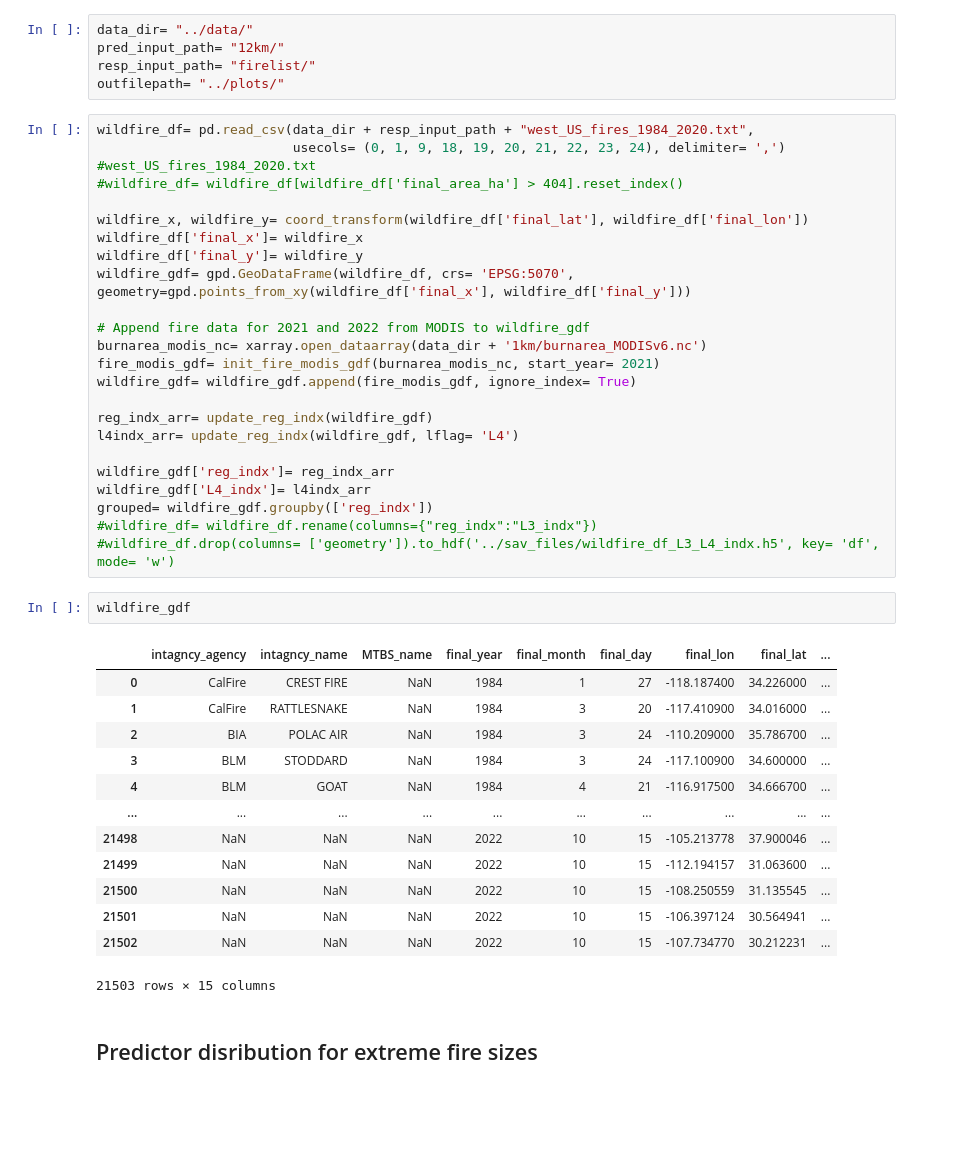
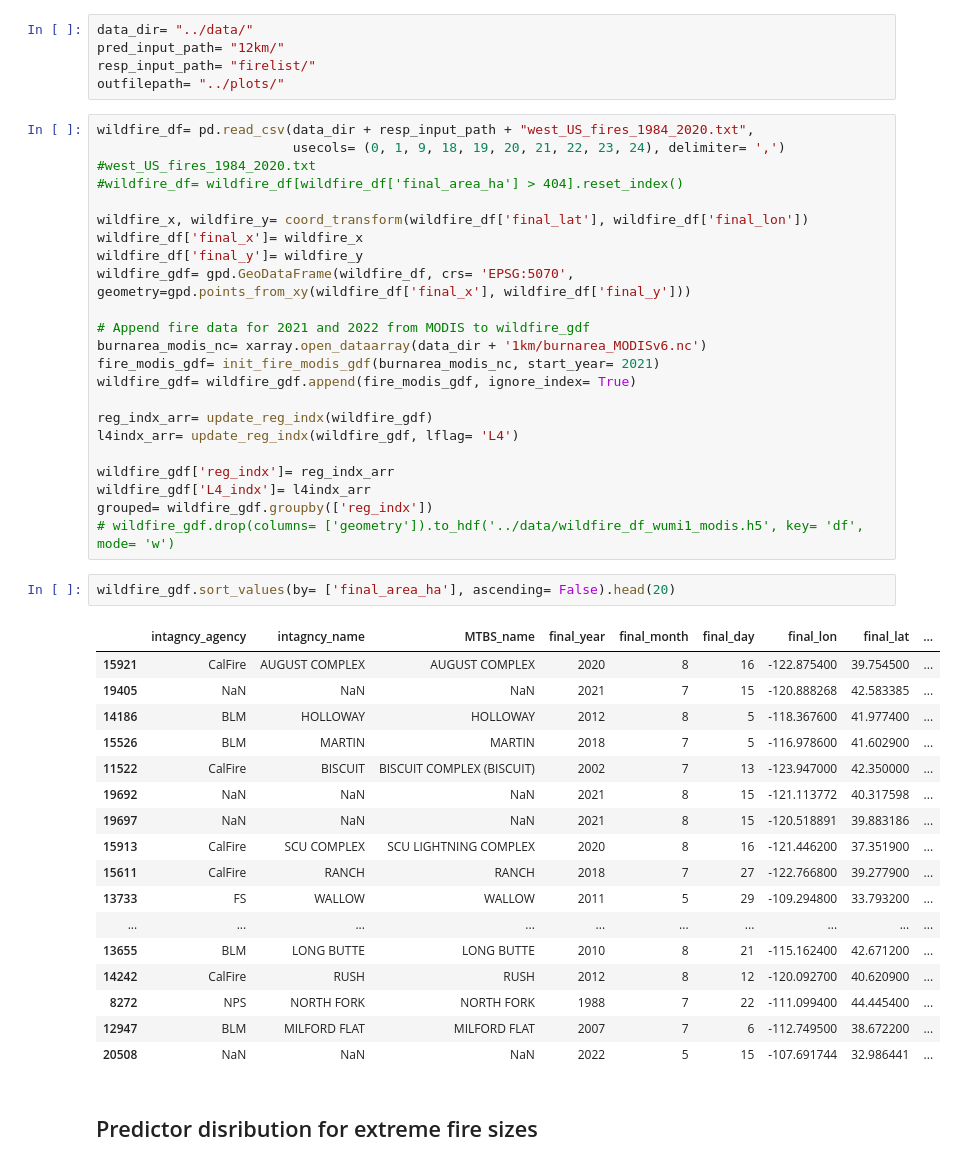
Before and after one commit to jtbuch/SEASFire, a Jupyter notebook: scripts/prelim_data_processing_and_analysis.ipynb, the cells around one changed output. Cells and saved outputs as stored; diff of their text form; blank space fills up the shorter version.

Commit message:
fixed duplicate MODIS fires issue

```diff
--- a/scripts/prelim_data_processing_and_analysis.ipynb
+++ b/scripts/prelim_data_processing_and_analysis.ipynb
@@ -80,24 +151,27 @@ l4indx_arr= update_reg_indx(wildfire_gdf, lflag= 'L4')
 wildfire_gdf['reg_indx']= reg_indx_arr
 wildfire_gdf['L4_indx']= l4indx_arr
 grouped= wildfire_gdf.groupby(['reg_indx'])
-#wildfire_df= wildfire_df.rename(columns={"reg_indx":"L3_indx"})
-#wildfire_df.drop(columns= ['geometry']).to_hdf('../sav_files/wildfire_df_L3_L4_indx.h5', key= 'df', mode= 'w')
+# wildfire_gdf.drop(columns= ['geometry']).to_hdf('../data/wildfire_df_wumi1_modis.h5', key= 'df', mode= 'w')
 # %%
-wildfire_gdf
+wildfire_gdf.sort_values(by= ['final_area_ha'], ascending= False).head(20)
 # %% [output]
 |  | intagncy_agency | intagncy_name | MTBS_name | final_year | final_month | final_day | final_lon | final_lat | ... |
-| 0 | CalFire | CREST FIRE | NaN | 1984 | 1 | 27 | -118.187400 | 34.226000 | ... |
-| 1 | CalFire | RATTLESNAKE | NaN | 1984 | 3 | 20 | -117.410900 | 34.016000 | ... |
-| 2 | BIA | POLAC AIR | NaN | 1984 | 3 | 24 | -110.209000 | 35.786700 | ... |
-| 3 | BLM | STODDARD | NaN | 1984 | 3 | 24 | -117.100900 | 34.600000 | ... |
-| 4 | BLM | GOAT | NaN | 1984 | 4 | 21 | -116.917500 | 34.666700 | ... |
+| 15921 | CalFire | AUGUST COMPLEX | AUGUST COMPLEX | 2020 | 8 | 16 | -122.875400 | 39.754500 | ... |
+| 19405 | NaN | NaN | NaN | 2021 | 7 | 15 | -120.888268 | 42.583385 | ... |
+| 14186 | BLM | HOLLOWAY | HOLLOWAY | 2012 | 8 | 5 | -118.367600 | 41.977400 | ... |
+| 15526 | BLM | MARTIN | MARTIN | 2018 | 7 | 5 | -116.978600 | 41.602900 | ... |
+| 11522 | CalFire | BISCUIT | BISCUIT COMPLEX (BISCUIT) | 2002 | 7 | 13 | -123.947000 | 42.350000 | ... |
+| 19692 | NaN | NaN | NaN | 2021 | 8 | 15 | -121.113772 | 40.317598 | ... |
+| 19697 | NaN | NaN | NaN | 2021 | 8 | 15 | -120.518891 | 39.883186 | ... |
+| 15913 | CalFire | SCU COMPLEX | SCU LIGHTNING COMPLEX | 2020 | 8 | 16 | -121.446200 | 37.351900 | ... |
+| 15611 | CalFire | RANCH | RANCH | 2018 | 7 | 27 | -122.766800 | 39.277900 | ... |
+| 13733 | FS | WALLOW | WALLOW | 2011 | 5 | 29 | -109.294800 | 33.793200 | ... |
 | ... | ... | ... | ... | ... | ... | ... | ... | ... | ... |
-| 21498 | NaN | NaN | NaN | 2022 | 10 | 15 | -105.213778 | 37.900046 | ... |
-| 21499 | NaN | NaN | NaN | 2022 | 10 | 15 | -112.194157 | 31.063600 | ... |
-| 21500 | NaN | NaN | NaN | 2022 | 10 | 15 | -108.250559 | 31.135545 | ... |
-| 21501 | NaN | NaN | NaN | 2022 | 10 | 15 | -106.397124 | 30.564941 | ... |
-| 21502 | NaN | NaN | NaN | 2022 | 10 | 15 | -107.734770 | 30.212231 | ... |
+| 13655 | BLM | LONG BUTTE | LONG BUTTE | 2010 | 8 | 21 | -115.162400 | 42.671200 | ... |
+| 14242 | CalFire | RUSH | RUSH | 2012 | 8 | 12 | -120.092700 | 40.620900 | ... |
+| 8272 | NPS | NORTH FORK | NORTH FORK | 1988 | 7 | 22 | -111.099400 | 44.445400 | ... |
+| 12947 | BLM | MILFORD FLAT | MILFORD FLAT | 2007 | 7 | 6 | -112.749500 | 38.672200 | ... |
+| 20508 | NaN | NaN | NaN | 2022 | 5 | 15 | -107.691744 | 32.986441 | ... |
-21503 rows × 15 columns
 # %% [markdown]
 ## Predictor disribution for extreme fire sizes
 # %%
```
Also changed, not shown: parts of 10 cells of this notebook, 1 other file.
